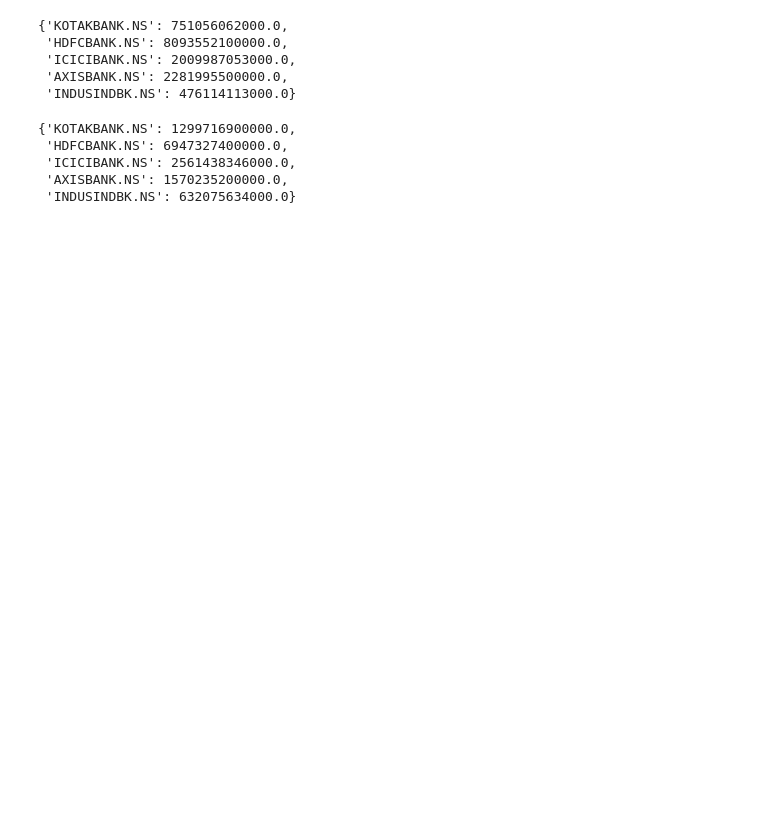
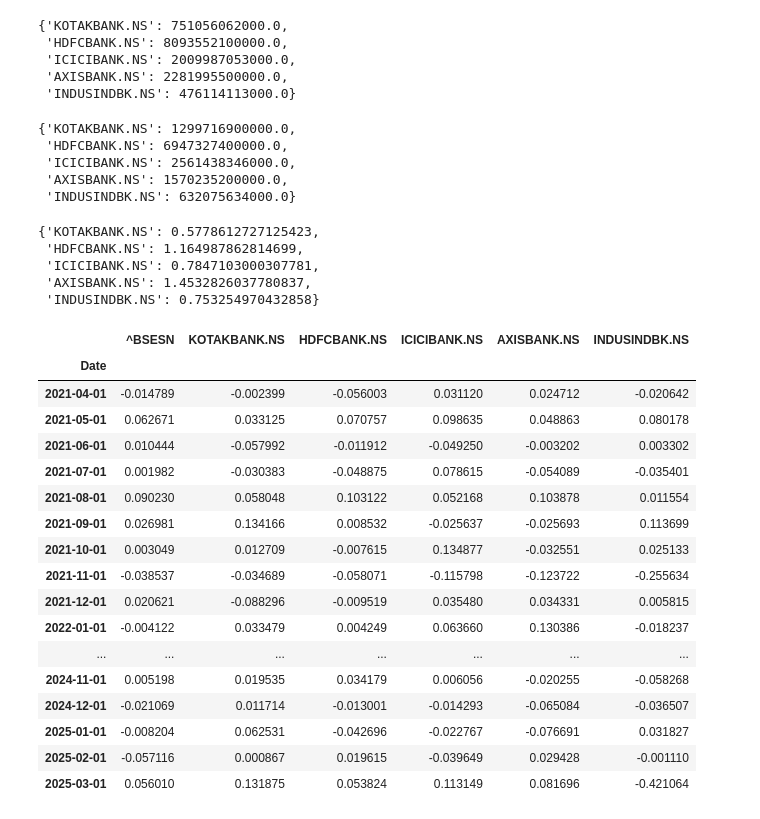
Before and after one commit to Rishi-Bharadwaj/Applied-AI-in-Finance, a Jupyter notebook: FM/fm.ipynb, the cells around one changed output. Drawn from its saved outputs; the diff is of its cells as text; code cells hidden in the pictures; blank space fills up the shorter version.

```diff
--- a/FM/fm.ipynb
+++ b/FM/fm.ipynb
@@ -45,9 +45,11 @@ for t in tickers[1:]:
 # %%
 debt_vals={}
 equity_vals={}
+debt_to_equity={}
 for t in tickers[1:]:
     debt_vals[t]=balancesheets[t]['2024-03-31']['Total Debt']
     equity_vals[t]=balancesheets[t]['2024-03-31']['Stockholders Equity']
+    debt_to_equity[t]=debt_vals[t]/equity_vals[t]
 # %%
 debt_vals
 # %% [output]
@@ -64,14 +66,43 @@ equity_vals
  'ICICIBANK.NS': 2561438346000.0,
  'AXISBANK.NS': 1570235200000.0,
  'INDUSINDBK.NS': 632075634000.0}
+# %%
+debt_to_equity
+# %% [output]
+{'KOTAKBANK.NS': 0.5778612727125423,
+ 'HDFCBANK.NS': 1.164987862814699,
+ 'ICICIBANK.NS': 0.7847103000307781,
+ 'AXISBANK.NS': 1.4532826037780837,
+ 'INDUSINDBK.NS': 0.753254970432858}
 # %%
 returns = {}
 for t in tickers:
-    adj_close = data[('Close',t)]
+    adj_close = data[('Adj Close',t)]
     returns[t] = np.log(adj_close / adj_close.shift(1))
 
 returns_df = pd.DataFrame(returns)
 returns_df.dropna(inplace=True)
+# %%
+returns_df
+# %% [output]
+|  | ^BSESN | KOTAKBANK.NS | HDFCBANK.NS | ICICIBANK.NS | AXISBANK.NS | INDUSINDBK.NS |
+| Date |  |  |  |  |  |  |
+| 2021-04-01 | -0.014789 | -0.002399 | -0.056003 | 0.031120 | 0.024712 | -0.020642 |
+| 2021-05-01 | 0.062671 | 0.033125 | 0.070757 | 0.098635 | 0.048863 | 0.080178 |
+| 2021-06-01 | 0.010444 | -0.057992 | -0.011912 | -0.049250 | -0.003202 | 0.003302 |
+| 2021-07-01 | 0.001982 | -0.030383 | -0.048875 | 0.078615 | -0.054089 | -0.035401 |
+| 2021-08-01 | 0.090230 | 0.058048 | 0.103122 | 0.052168 | 0.103878 | 0.011554 |
+| 2021-09-01 | 0.026981 | 0.134166 | 0.008532 | -0.025637 | -0.025693 | 0.113699 |
+| 2021-10-01 | 0.003049 | 0.012709 | -0.007615 | 0.134877 | -0.032551 | 0.025133 |
+| 2021-11-01 | -0.038537 | -0.034689 | -0.058071 | -0.115798 | -0.123722 | -0.255634 |
+| 2021-12-01 | 0.020621 | -0.088296 | -0.009519 | 0.035480 | 0.034331 | 0.005815 |
+| 2022-01-01 | -0.004122 | 0.033479 | 0.004249 | 0.063660 | 0.130386 | -0.018237 |
+| ... | ... | ... | ... | ... | ... | ... |
+| 2024-11-01 | 0.005198 | 0.019535 | 0.034179 | 0.006056 | -0.020255 | -0.058268 |
+| 2024-12-01 | -0.021069 | 0.011714 | -0.013001 | -0.014293 | -0.065084 | -0.036507 |
+| 2025-01-01 | -0.008204 | 0.062531 | -0.042696 | -0.022767 | -0.076691 | 0.031827 |
+| 2025-02-01 | -0.057116 | 0.000867 | 0.019615 | -0.039649 | 0.029428 | -0.001110 |
+| 2025-03-01 | 0.056010 | 0.131875 | 0.053824 | 0.113149 | 0.081696 | -0.421064 |
 # %%
 model=LinearRegression()
 betas={}
```
Also changed, not shown: parts of 5 cells of this notebook, 1 other file.
